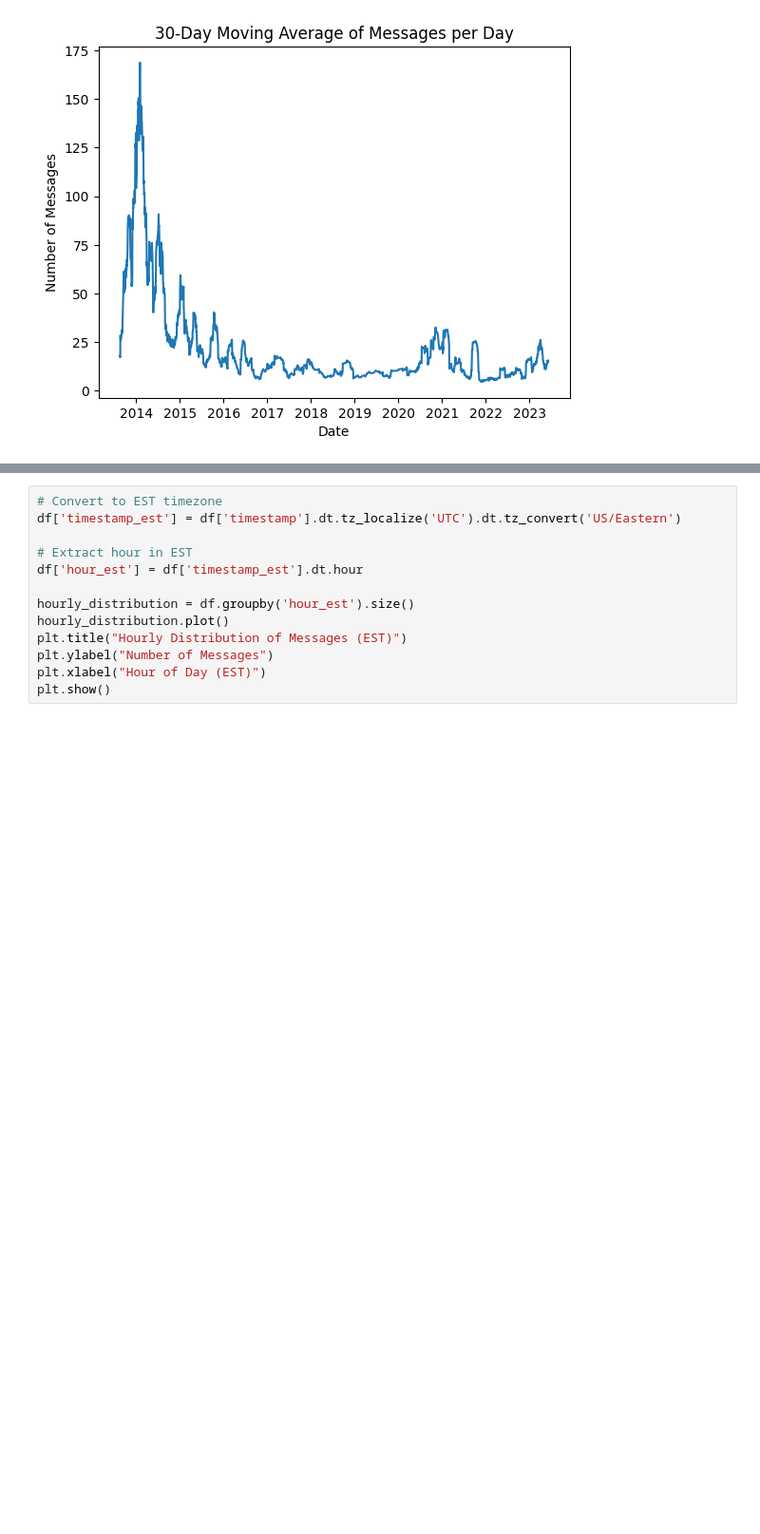
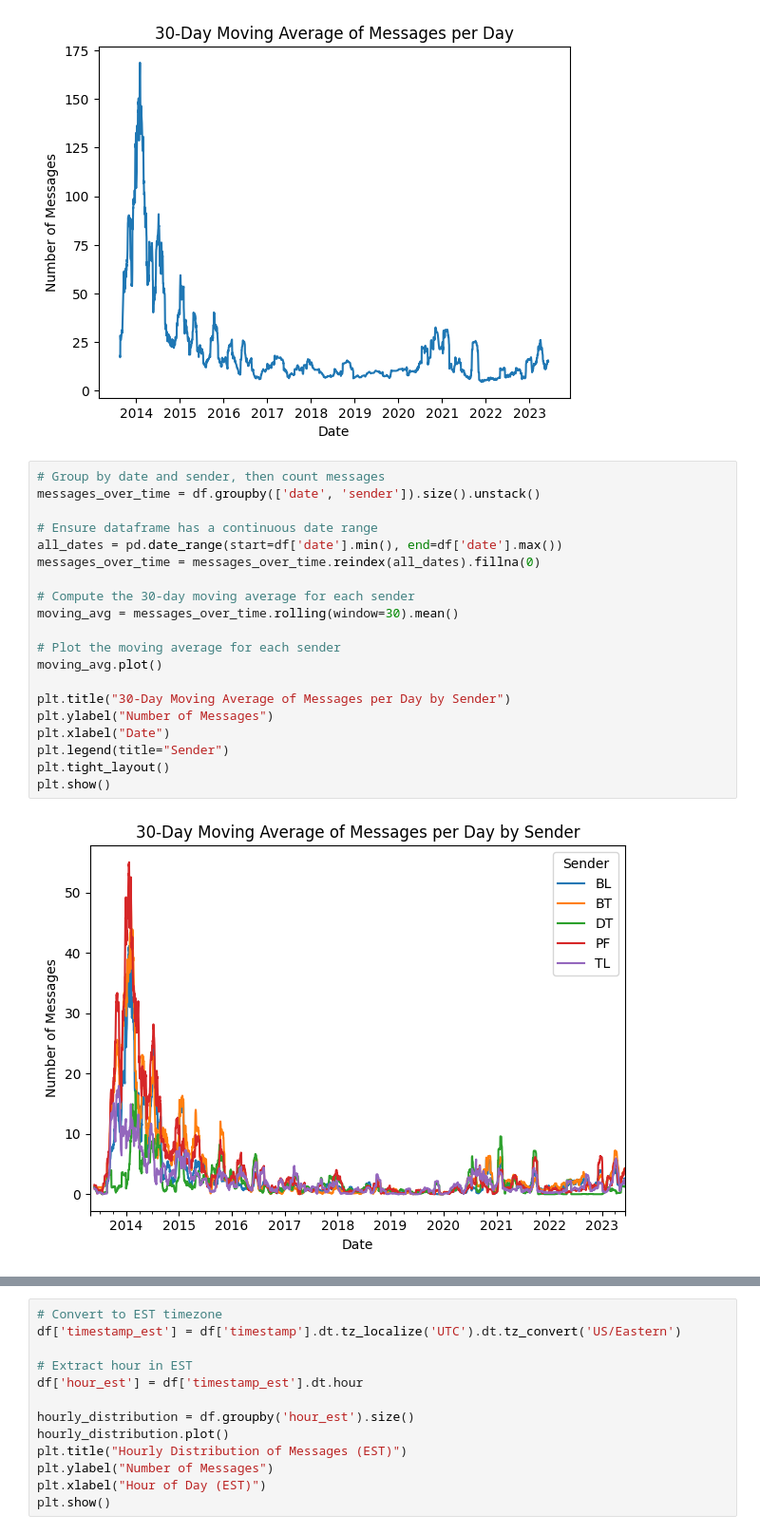
Before and after one commit to BrysonL/groupchat-classification, a Jupyter notebook: ChatVis.ipynb, the cells around one changed output, grey strips where cells are left out. Shown at 95% size. Saved outputs shown, nothing was run; the diff lists cells and outputs as text; blank space fills up the shorter version.

```diff
--- a/ChatVis.ipynb
+++ b/ChatVis.ipynb
@@ -100,6 +113,28 @@ plt.xlabel("Date")
 plt.show()
 # %% [output]
 [figure]
+# %%
+# Group by date and sender, then count messages
+messages_over_time = df.groupby(['date', 'sender']).size().unstack()
+
+# Ensure dataframe has a continuous date range
+all_dates = pd.date_range(start=df['date'].min(), end=df['date'].max())
+messages_over_time = messages_over_time.reindex(all_dates).fillna(0)
+
+# Compute the 30-day moving average for each sender
+moving_avg = messages_over_time.rolling(window=30).mean()
+
+# Plot the moving average for each sender
+moving_avg.plot()
+
+plt.title("30-Day Moving Average of Messages per Day by Sender")
+plt.ylabel("Number of Messages")
+plt.xlabel("Date")
+plt.legend(title="Sender")
+plt.tight_layout()
+plt.show()
+# %% [output]
+[figure, added]
 # %%
 photo_df = df[df['type'] == 'photo']
 photo_counts = photo_df.groupby('sender')['content'].count()
```
Also changed, not shown: parts of 12 cells of this notebook.
